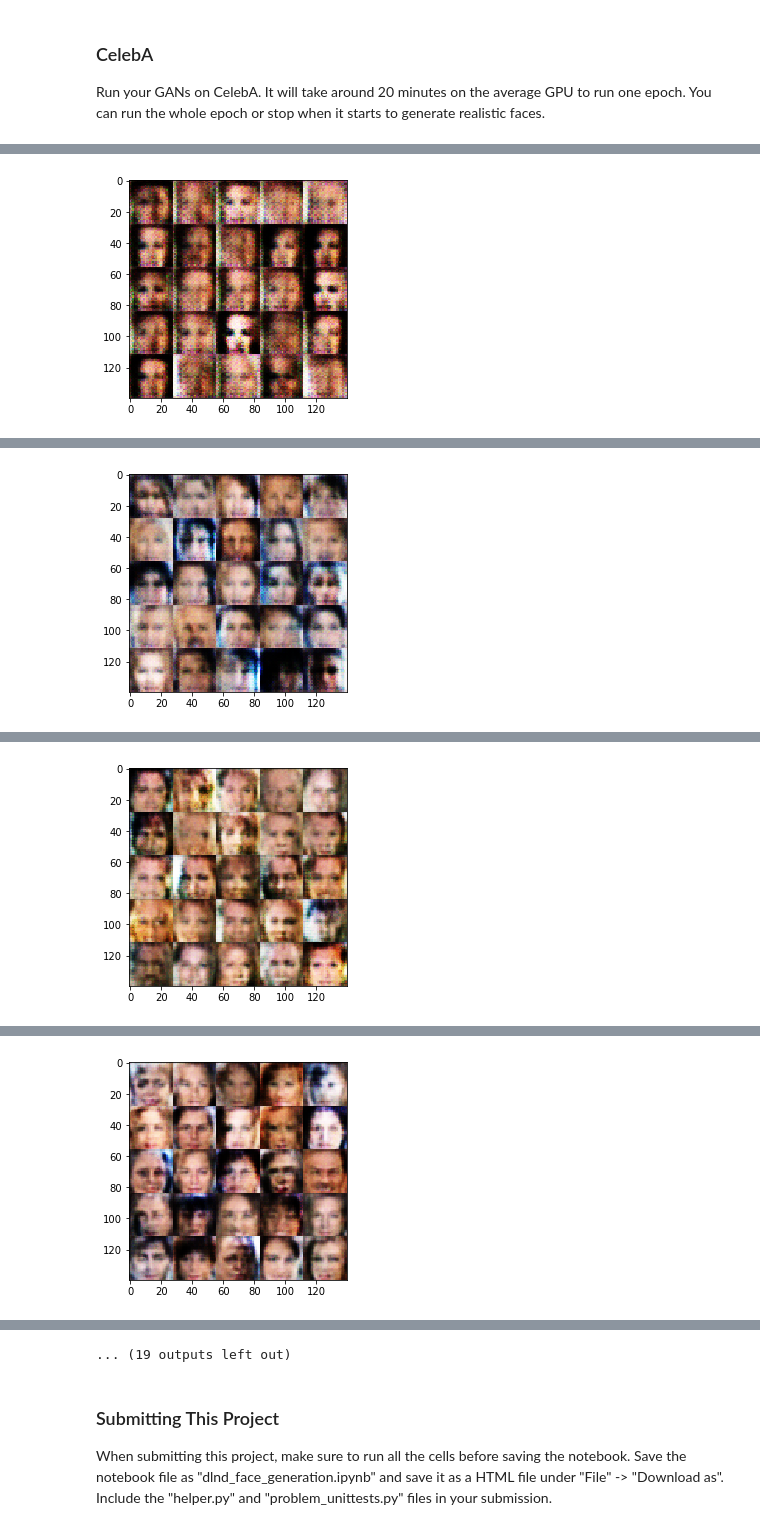
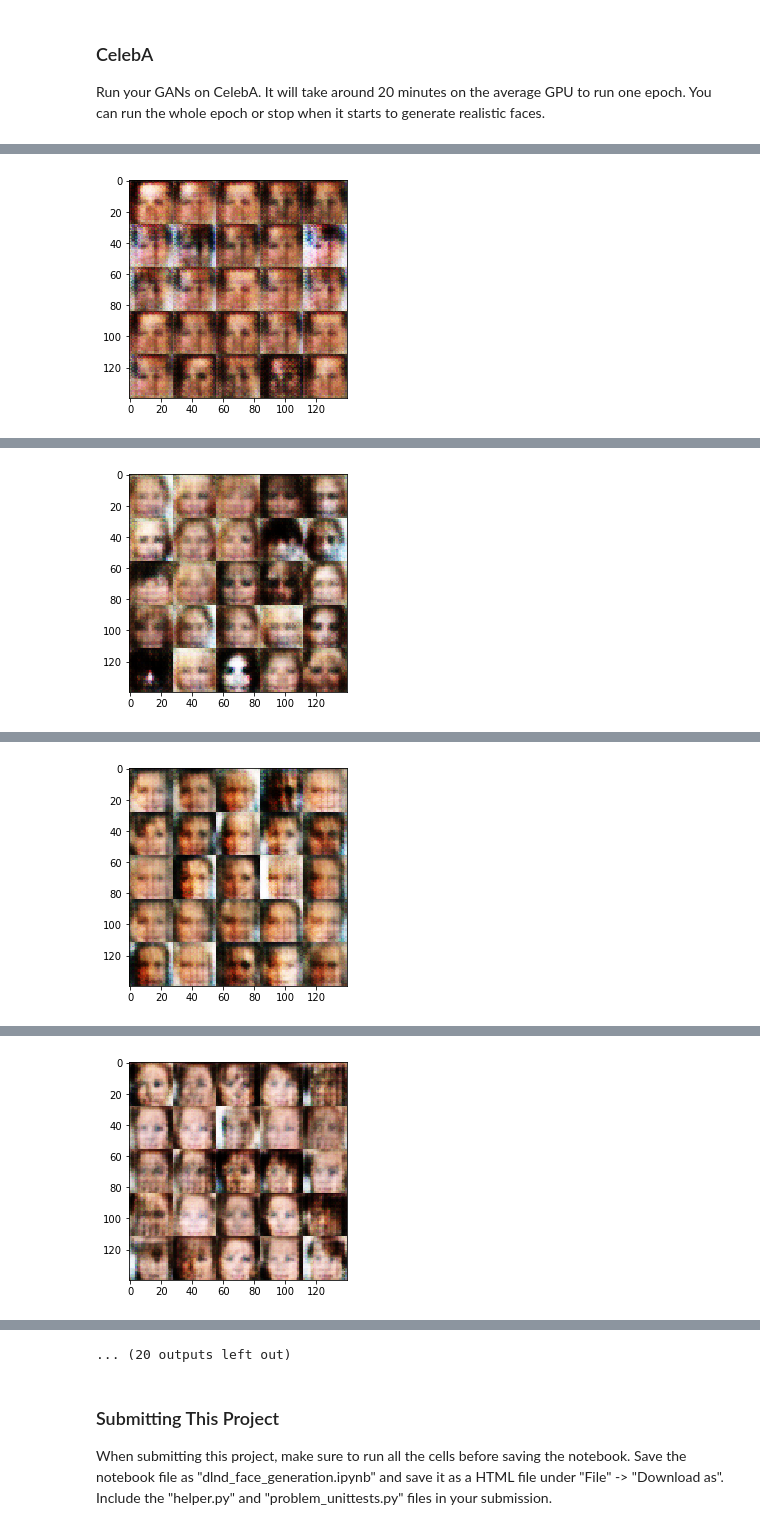
Before and after one commit to k1fukumoto/deep-learning, a Jupyter notebook: face_generation/dlnd_face_generation.ipynb, the cells around one changed output, grey strips where cells are left out. Cells and saved outputs as stored; diff of their text form; code cells hidden in the pictures.

```diff
--- a/face_generation/dlnd_face_generation.ipynb
+++ b/face_generation/dlnd_face_generation.ipynb
@@ -145,31 +145,31 @@ def discriminator(images, reuse=False):
     """
     # TODO: Implement Function
     alpha = 0.2
-    keep_prob = 0.3
+#    keep_prob = 0.8
 
     with tf.variable_scope('discriminator', reuse=reuse):
         x1 = tf.layers.conv2d(images, 32, 5, strides=2, padding='same',kernel_initializer=tf.contrib.layers.xavier_initializer())
  #       x1 = tf.layers.batch_normalization(x1, training=True)
         x1 = tf.maximum(alpha * x1, x1)
-        x1 = tf.layers.dropout(x1, 1-keep_prob)
+#        x1 = tf.layers.dropout(x1, 0.1)
         # 14x14x32
 
         x2 = tf.layers.conv2d(x1, 64, 5, strides=2, padding='same',kernel_initializer=tf.contrib.layers.xavier_initializer())
         x2 = tf.layers.batch_normalization(x2, training=True)
         x2 = tf.maximum(alpha * x2, x2)
-        x2 = tf.layers.dropout(x2, 1-keep_prob)
+#        x2 = tf.layers.dropout(x2, 0.1)
         # 7x7x64
 
         x3 = tf.layers.conv2d(x2, 128, 5, strides=2, padding='same',kernel_initializer=tf.contrib.layers.xavier_initializer())
         x3 = tf.layers.batch_normalization(x3, training=True)
         x3 = tf.maximum(alpha * x3, x3)
-        x3 = tf.layers.dropout(x3, 1-keep_prob)
+ #       x3 = tf.layers.dropout(x3, 1-keep_prob)
         # 4x4x128
 
         x4 = tf.layers.conv2d(x3, 256, 5, strides=2, padding='same',kernel_initializer=tf.contrib.layers.xavier_initializer())
         x4 = tf.layers.batch_normalization(x3, training=True)
         x4 = tf.maximum(alpha * x3, x3)
-        x4 = tf.layers.dropout(x4, 1-keep_prob)
+        x4 = tf.layers.dropout(x4, 0.1)
         # 2x2x256
 
         # Flatten it
@@ -268,7 +268,7 @@ def model_loss(input_real, input_z, out_channel_dim):
     :return: A tuple of (discriminator loss, generator loss)
     """
     # TODO: Implement Function
-    smooth=0.5
+    smooth=0.1
 
     g_model = generator(input_z, out_channel_dim, is_train=True)
 
@@ -398,6 +398,7 @@ def train(epoch_count, batch_size, z_dim, lr, beta1, get_batches, data_shape, da
 
                 sess.run(d_train_opt, feed_dict={input_real: batch_images, input_z: batch_z, learning_rate:lr})
                 sess.run(g_train_opt, feed_dict={input_real: batch_images, input_z: batch_z, learning_rate:lr})
+                sess.run(g_train_opt, feed_dict={input_real: batch_images, input_z: batch_z, learning_rate:lr})
 
                 if step % 80 == 0:
 #                    print("{}-{}".format(batch_images.min(),batch_images.max()))
@@ -409,6 +410,7 @@ def train(epoch_count, batch_size, z_dim, lr, beta1, get_batches, data_shape, da
                           "Generator Loss: {:.4f}".format(train_loss_g))
                     if step % (80*5) == 0:
                         show_generator_output(sess, 25, input_z, data_shape[3], data_image_mode)
+        show_generator_output(sess, 25, input_z, data_shape[3], data_image_mode)
 # %% [markdown]
 ### MNIST
 Test your GANs architecture on MNIST.  After 2 epochs, the GANs should be able to generate images that look like handwritten digits.  Make sure the loss of the generator is lower than the loss of the discriminator or close to 0.
@@ -506,9 +508,9 @@ Epoch 2/2... Discriminator Loss: 0.9708... Generator Loss: 1.8216
 Run your GANs on CelebA.  It will take around 20 minutes on the average GPU to run one epoch.  You can run the whole epoch or stop when it starts to generate realistic faces.
 # %%
 batch_size = 32
-z_dim = 100
-learning_rate = 0.0002
-beta1 = 0.2
+z_dim = 128
+learning_rate = 0.0005
+beta1 = 0.5
 
 
 """
@@ -534,2 +536,2 @@ Epoch 1/1... Discriminator Loss: 1.2423... Generator Loss: 0.9662
-[figure, old version]
+[figure, new version]
 ................................................................................ 480
@@ -545,2 +547,2 @@ Epoch 1/1... Discriminator Loss: 1.1259... Generator Loss: 1.3257
-[figure, old version]
+[figure, new version]
 ................................................................................ 880
@@ -556,2 +558,2 @@ Epoch 1/1... Discriminator Loss: 1.0659... Generator Loss: 1.3196
-[figure, old version]
+[figure, new version]
 ................................................................................ 1280
@@ -567,2 +569,2 @@ Epoch 1/1... Discriminator Loss: 1.0835... Generator Loss: 1.3186
-[figure, old version]
+[figure, new version]
 ................................................................................ 1680
@@ -590,4 +592,4 @@ Epoch 1/1... Discriminator Loss: 1.1482... Generator Loss: 2.0908
-... (19 outputs left out)
+... (20 outputs left out)
 # %% [markdown]
 ### Submitting This Project
 When submitting this project, make sure to run all the cells before saving the notebook. Save the notebook file as "dlnd_face_generation.ipynb" and save it as a HTML file under "File" -> "Download as". Include the "helper.py" and "problem_unittests.py" files in your submission.
```
Also changed, not shown: parts of 2 cells of this notebook.
